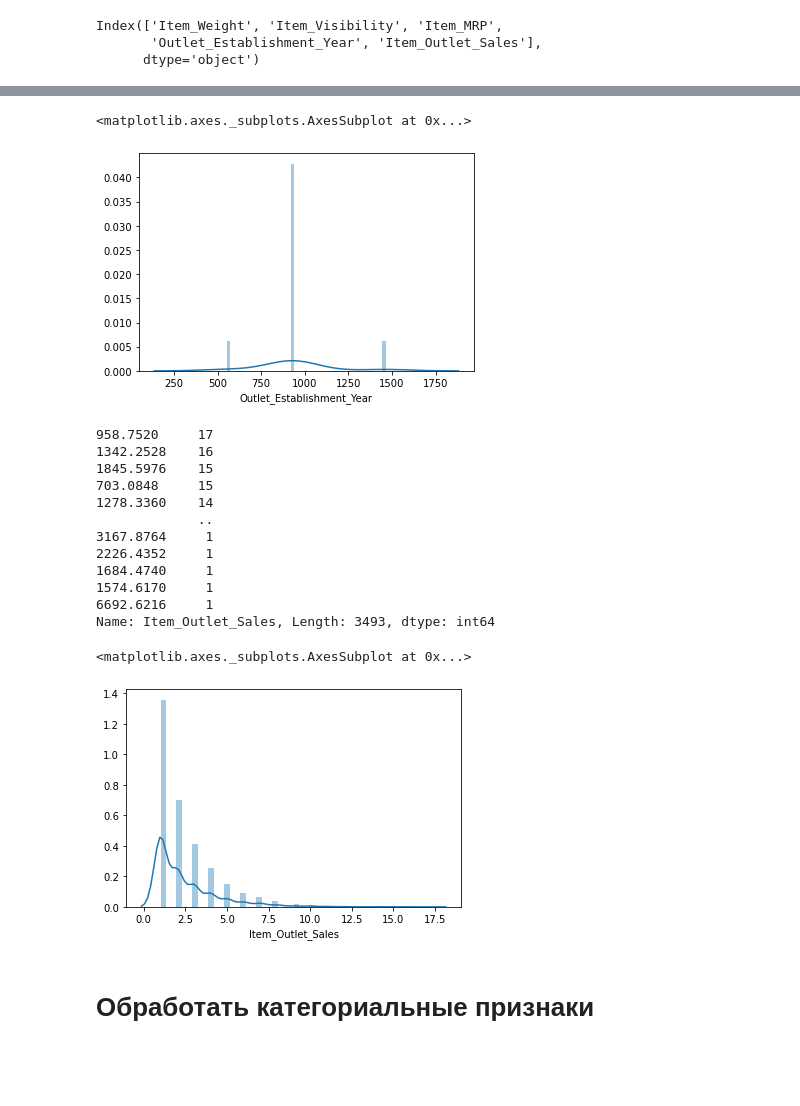
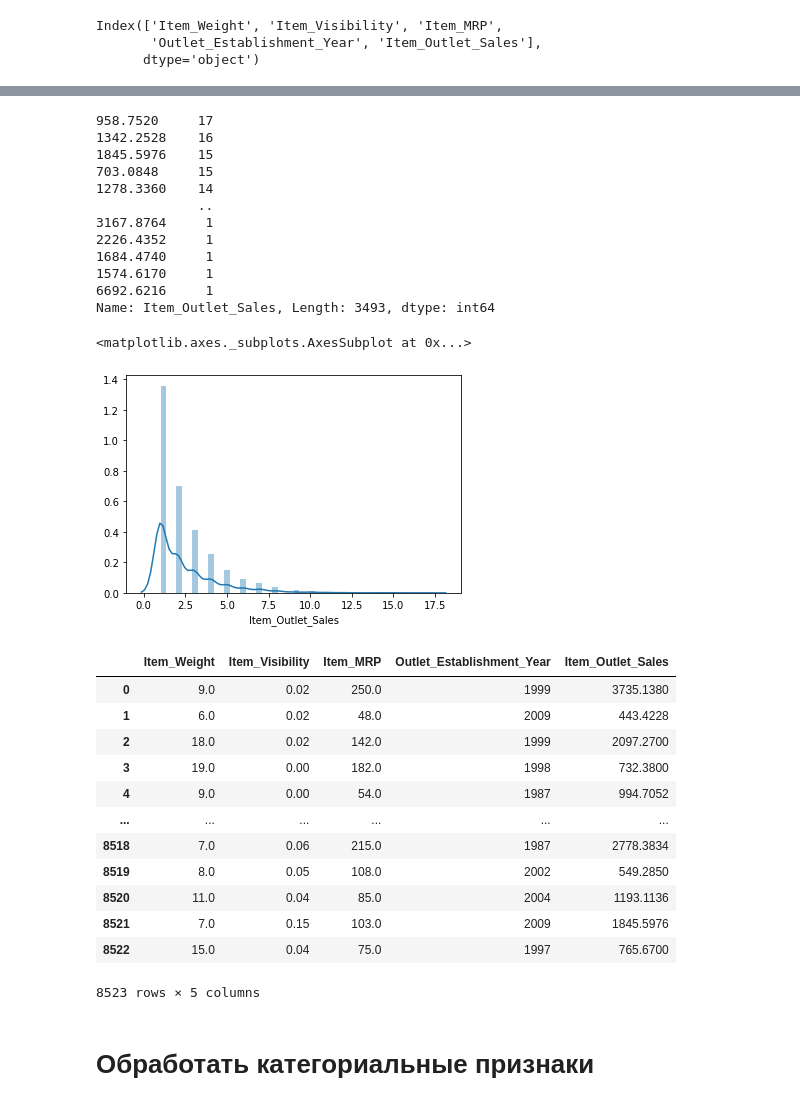
Before and after one commit to HeliosBI/AML_diploma_pre_1, a Jupyter notebook: diploma_pre_1.ipynb, the cells around one changed output, grey strips where cells are left out. Saved outputs shown, nothing was run; the diff lists cells and outputs as text; code cells hidden in the pictures; blank space fills up the shorter version.

```diff
--- a/diploma_pre_1.ipynb
+++ b/diploma_pre_1.ipynb
@@ -445,3 +447,5 @@ columns_digit
 Index(['Item_Weight', 'Item_Visibility', 'Item_MRP',
        'Outlet_Establishment_Year', 'Item_Outlet_Sales'],
       dtype='object')
+# %%
+df_cont = data[columns_digit]
@@ -463,0 +491,2 @@ Name: Item_Weight, Length: 1878, dtype: int64
+# %%
+df_cont.Item_Weight = df_cont.Item_Weight.round(0)
@@ -484,0 +540,3 @@ Name: Item_Visibility, Length: 7880, dtype: int64
+# %%
+df_cont.Item_Visibility = df_cont.Item_Visibility.round(2)
+# при помощи округления удается сузить пространство признака до 34 разновидностей
@@ -505,0 +585,2 @@ Name: Item_MRP, Length: 5938, dtype: int64
+# %%
+df_cont.Item_MRP = df_cont.Item_MRP.round(0)
@@ -525,26 +612,21 @@ Name: Outlet_Establishment_Year, dtype: int64
+# %%
+# Item_Outlet_Sales
+df_cont.Item_Outlet_Sales.value_counts()
+# %% [output]
+958.7520     17
+1342.2528    16
+1845.5976    15
+703.0848     15
+1278.3360    14
+             ..
+3167.8764     1
+2226.4352     1
+1684.4740     1
+1574.6170     1
+6692.6216     1
+Name: Item_Outlet_Sales, Length: 3493, dtype: int64
 # %%
-sns.distplot(data.Outlet_Establishment_Year.value_counts())
+sns.distplot(df_cont.Item_Outlet_Sales.value_counts())
 # %% [output]
 <matplotlib.axes._subplots.AxesSubplot at 0x...>
-[figure, old version]
+[figure, new version]
-# %%
-# Item_Outlet_Sales
-data.Item_Outlet_Sales.value_counts()
-# %% [output]
-958.7520     17
-1342.2528    16
-1845.5976    15
-703.0848     15
-1278.3360    14
-             ..
-3167.8764     1
-2226.4352     1
-1684.4740     1
-1574.6170     1
-6692.6216     1
-Name: Item_Outlet_Sales, Length: 3493, dtype: int64
-# %%
-sns.distplot(data.Item_Outlet_Sales.value_counts())
-# %% [output]
-<matplotlib.axes._subplots.AxesSubplot at 0x...>
-[figure, removed]
@@ -551,3 +635,19 @@ sns.distplot(data.Item_Outlet_Sales.value_counts())
+# %%
+df_cont
+# %% [output]
+|  | Item_Weight | Item_Visibility | Item_MRP | Outlet_Establishment_Year | Item_Outlet_Sales |
+| 0 | 9.0 | 0.02 | 250.0 | 1999 | 3735.1380 |
+| 1 | 6.0 | 0.02 | 48.0 | 2009 | 443.4228 |
+| 2 | 18.0 | 0.02 | 142.0 | 1999 | 2097.2700 |
+| 3 | 19.0 | 0.00 | 182.0 | 1998 | 732.3800 |
+| 4 | 9.0 | 0.00 | 54.0 | 1987 | 994.7052 |
+| ... | ... | ... | ... | ... | ... |
+| 8518 | 7.0 | 0.06 | 215.0 | 1987 | 2778.3834 |
+| 8519 | 8.0 | 0.05 | 108.0 | 2002 | 549.2850 |
+| 8520 | 11.0 | 0.04 | 85.0 | 2004 | 1193.1136 |
+| 8521 | 7.0 | 0.15 | 103.0 | 2009 | 1845.5976 |
+| 8522 | 15.0 | 0.04 | 75.0 | 1997 | 765.6700 |
+8523 rows × 5 columns
 # %% [markdown]
 # Обработать категориальные признаки
 # %%
```
Also changed, not shown: parts of 68 cells of this notebook.
